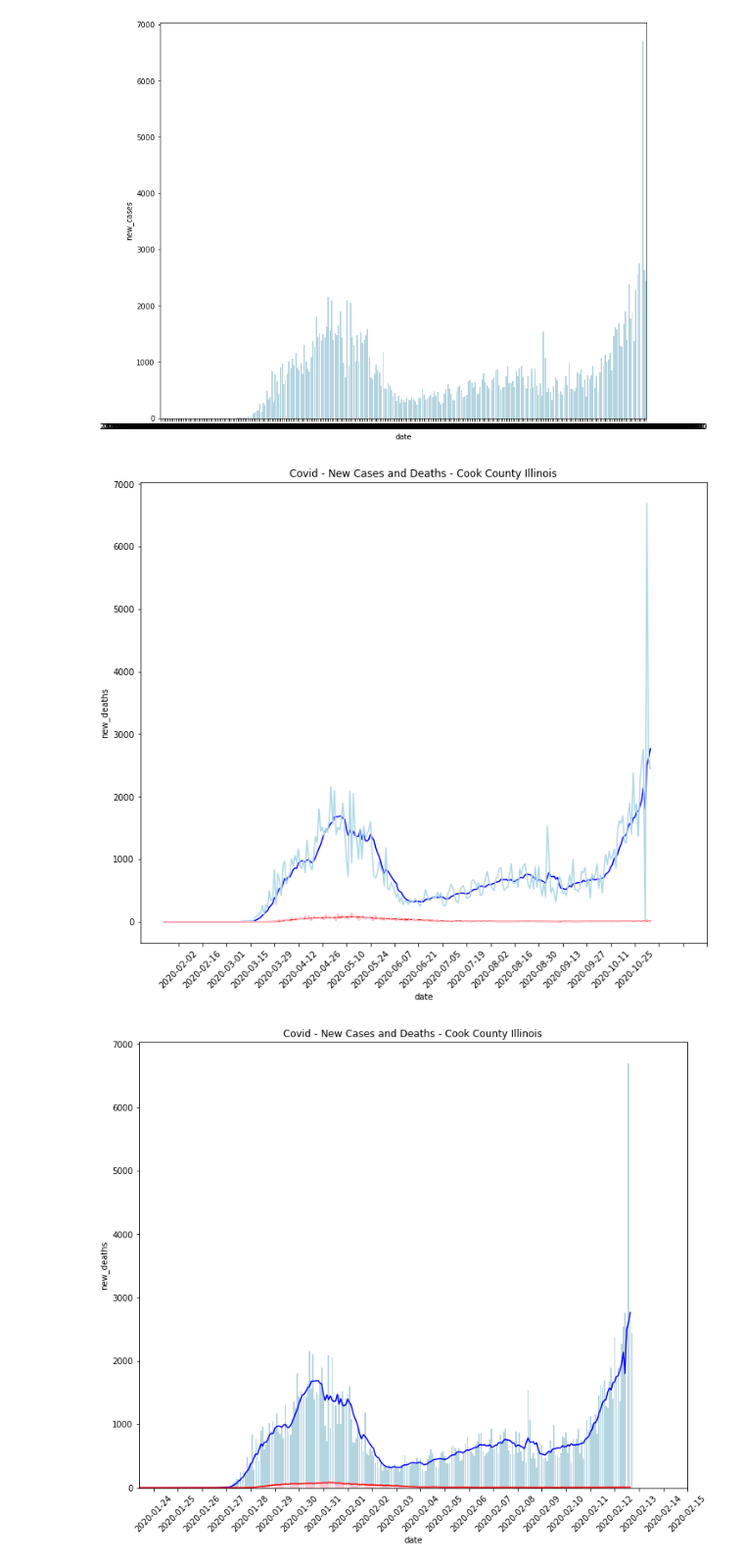
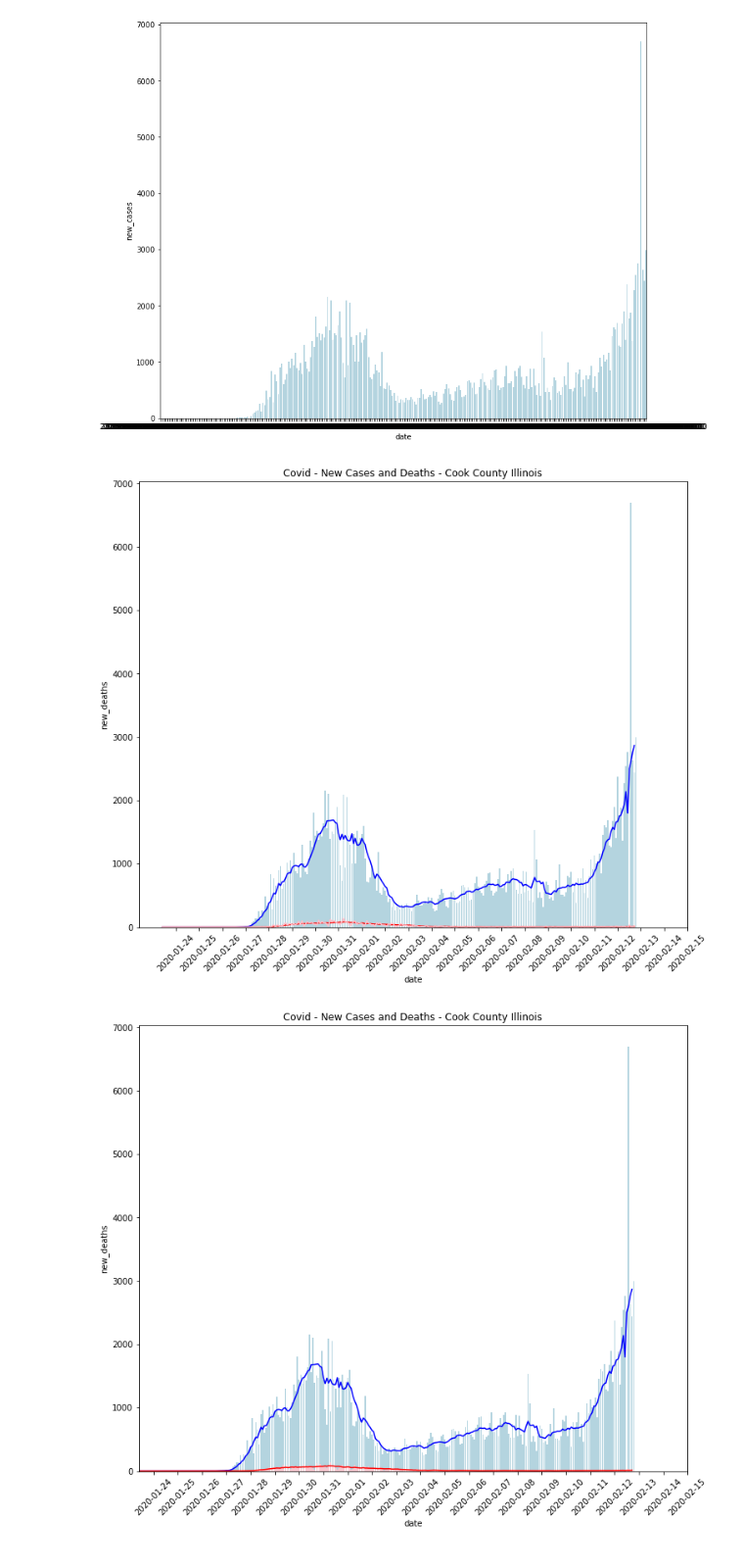
Before and after one commit to aspotter99/SQL_talk, a Jupyter notebook: notebooks/Window_functions.ipynb, the cells around one changed output. Shown at 98% size. Saved outputs shown, nothing was run; the diff lists cells and outputs as text; code cells hidden in the pictures.

```diff
--- a/notebooks/Window_functions.ipynb
+++ b/notebooks/Window_functions.ipynb
@@ -264,21 +264,21 @@ ax2=sns.barplot(x,y2, color = 'lightblue');
 # %%
 import numpy as np
 
 x = cook['date']
 y = cook['7-day_avg_new']
 y2 = cook['new_cases']
 y3 = cook['7-day_avg_death']
 y4 = cook['new_deaths']
 
 fig, ax = plt.subplots(figsize=(12,10))
 sns.lineplot(x,y, color = 'blue')
-sns.lineplot(x,y2, color = 'lightblue')
+sns.barplot(x,y2, color = 'lightblue')
 sns.lineplot(x,y3, color = 'red')
 sns.lineplot(x,y4, color = 'pink');
 plt.xticks((np.arange(8, 330, step=14)),rotation=45)
 plt.title('Covid - New Cases and Deaths - Cook County Illinois');
 # %% [output]
-[figure, old version]
+[figure, new version]
 # %%
 x = cook['date']
 y = cook['7-day_avg_new']
```
Also changed, not shown: parts of 8 cells of this notebook, 9 other files.
